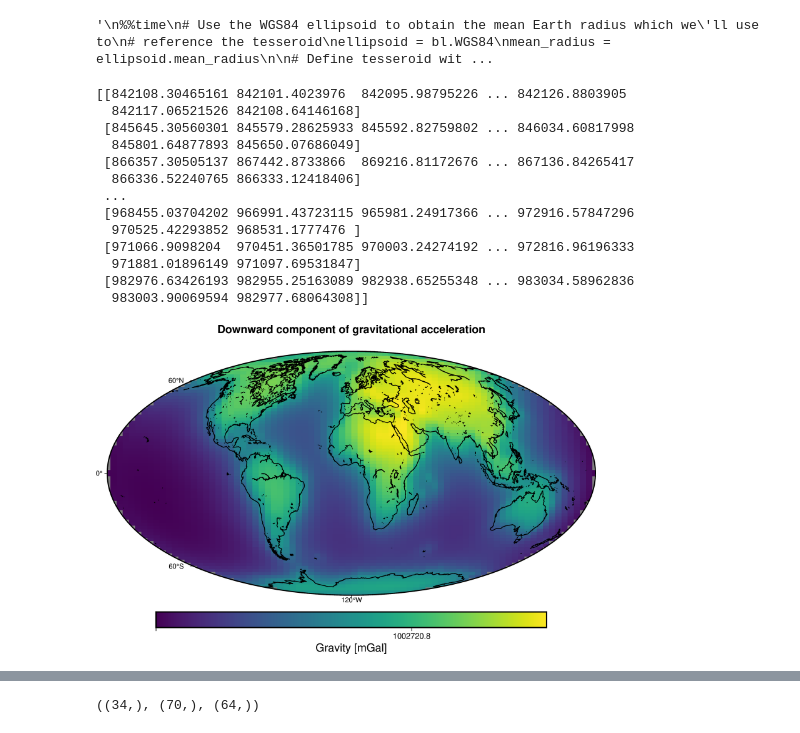
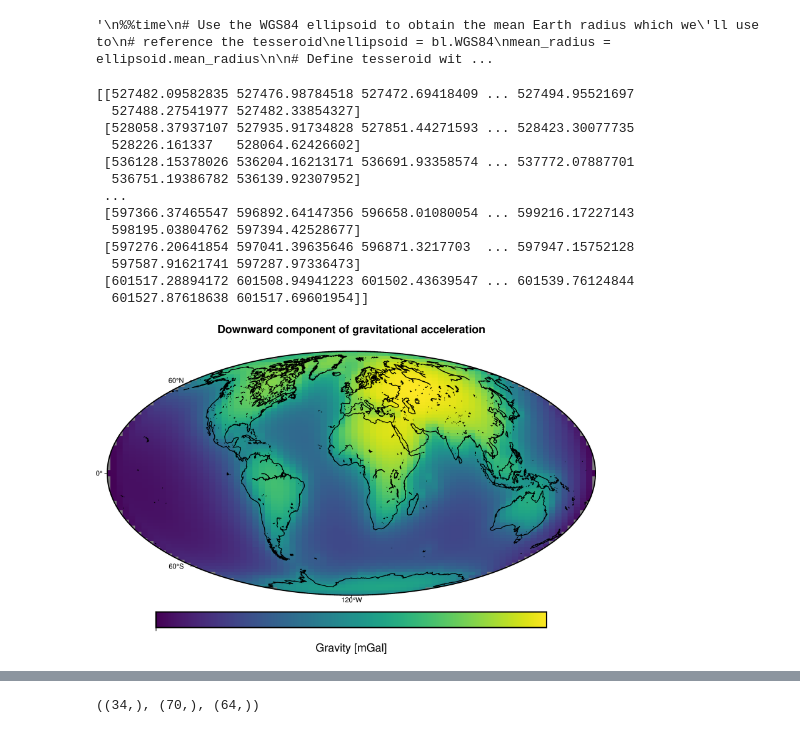
Before and after one commit to AmitavaDutta/gravity_tesseroids, a Jupyter notebook: gravity_distribution_tesseroids.ipynb, the cells around one changed output, grey strips where cells are left out. Cells and saved outputs as stored; diff of their text form; code cells hidden in the pictures.

```diff
--- a/gravity_distribution_tesseroids.ipynb
+++ b/gravity_distribution_tesseroids.ipynb
@@ -174,6 +174,8 @@ for lat in np.arange(latitude_min, latitude_max, dlat):
         topo = topo_func(lat, lon) * 1e3
         moho = moho_func(lat, lon) * 1e3
         lab = camlab_func(lat, lon) * 1e3
+
+
         r_surface = ellipsoid.geocentric_radius(latitude=lat) # in m, for radius corerction
         depth_max = r_surface
         # Define layer boundaries in radius from Earth's center
@@ -182,23 +184,19 @@ for lat in np.arange(latitude_min, latitude_max, dlat):
         if topo < 0:
             layer_bounds.append(r_surface + topo)
 
-        layer_bounds.sort()
-
-        #layer_bounds = [b for b in layer_bounds if b is not None]
+        layer_bounds.sort() # sort in ascending order that is (r_surface - 5150e3) to (r_surface - moho) or (r_surface + topo) whichever is true
 
         for depth in np.arange(depth_min, depth_max, ddepth):
-            r_top_global = r_surface - depth
-            r_bottom_raw = r_surface - min(depth + ddepth, depth_max)
+            r_top_raw = r_surface - depth
+            r_bottom_raw = r_surface - min(depth + ddepth, depth_max) # min() is used in case depth + ddepth > depth_max which is beyonond the reference
 
             # Check if tesseroid spans across any layer boundary
-            split_layers = [b for b in layer_bounds if r_bottom_raw < b < r_top_global] ## b represent layer_bounds, so when b is r_bottom_raw < b < r_top_global is false, then split_layers = []
-            split_points = [r_bottom_raw] + split_layers + [r_top_global] ## if split_points = [r_bottom_raw] + [] + [r_top_global], then  split_points = [r_bottom_raw, r_top_global]
-
-            split_points.sort(reverse=True)  # descending from surface to center
+            split_layers = [b for b in layer_bounds if r_bottom_raw < b < r_top_raw] ## b represent layer_bounds, so when b is r_bottom_raw < b < r_top_raw is false, then split_layers = []
+            split_points = [r_bottom_raw] + split_layers + [r_top_raw] ## if split_points = [r_bottom_raw] + [] + [r_top_global], then  split_points = [r_bottom_raw, r_top_global]
 
             for i in range(len(split_points) - 1):
-                r_bottom = split_points[i + 1]
-                r_top = split_points[i]
+                r_bottom = split_points[i]
+                r_top = split_points[i + 1]
                 tesseroids.append([lon, lon + dlong, lat, lat + dlat, r_bottom, r_top])
 
                 radius_mid = 0.5 * (r_top + r_bottom)
@@ -211,11 +209,11 @@ for lat in np.arange(latitude_min, latitude_max, dlat):
                         rho_top, rho_bottom = 2850.0, 2950.0  # Oceanic crust
                     elif r_bottom >= r_surface - lab:
                         rho_top, rho_bottom = 3250.0, 3350.0  # Lithospheric mantle
-                    elif r_bottom <= 660e3:
-                        rho_top, rho_bottom = 3350.0, 4500.0  # Upper mantle
-                    elif r_bottom <= 2890e3:
+                    elif r_bottom >= r_surface - 660e3:
+                        rho_top, rho_bottom = 3350.0, 4500.0  # Upper mantle, MTZ
+                    elif r_bottom >= r_surface - 2890e3:
                         rho_top, rho_bottom = 4500.0, 5500.0  # Lower mantle
-                    elif r_bottom <= 5150e3:
+                    elif r_bottom >= r_surface - 5150e3:
                         rho_top, rho_bottom = 9900.0, 11000.0  # Outer core
                     else:
                         rho_top, rho_bottom = 12000.0, 13000.0  # Inner core
@@ -225,11 +223,11 @@ for lat in np.arange(latitude_min, latitude_max, dlat):
                         rho_top, rho_bottom = 2670.0, 3000.0  # Continental crust
                     elif r_bottom >= r_surface - lab:
                         rho_top, rho_bottom = 3250.0, 3350.0  # Lithospheric mantle
-                    elif r_bottom <= 660e3:
+                    elif r_bottom >= r_surface - 660e3:
                         rho_top, rho_bottom = 3350.0, 4500.0  # Upper mantle
-                    elif r_bottom <= 2890e3:
+                    elif r_bottom >= r_surface - 2890e3:
                         rho_top, rho_bottom = 4500.0, 5500.0  # Lower mantle
-                    elif r_bottom <= 5150e3:
+                    elif r_bottom >= r_surface - 5150e3:
                         rho_top, rho_bottom = 9900.0, 11000.0  # Outer core
                     else:
                         rho_top, rho_bottom = 12000.0, 13000.0  # Inner core
@@ -251,50 +249,50 @@ for lat in np.arange(latitude_min, latitude_max, dlat):
 # gequator = g−ω2cos20 ∘= g−ω2R ,example
 def gravity_rot(latitudes_deg):
     omega = 7.2921150e-5  # rad/s
-    R_eq = 6378137.0      # WGS84 equatorial radius in meters
+    R_eq = ellipsoid.geocentric_radius(latitude=0)  # 6378137.0 m, WGS84 equatorial radius in meters
     phi_rad = np.radians(latitudes_deg)
     g_c = omega**2 * R_eq * np.cos(phi_rad)**2  # centrifugal accel in m/s²
     return g_c * 1e5  # convert to mGal
 
 coordinates = vd.grid_coordinates(region=region,shape=(80, 80),extra_coords=10e3 + ellipsoid.mean_radius,) # calculated uniformly at 10 km above the WGS84 ellipsoid.
 
 # Compute the radial component of the acceleration
 #gravity = hm.tesseroid_gravity(coordinates, tesseroids, density, field="g_z")
 gravity_cal = hm.tesseroid_gravity(coordinates, tesseroids, density, field="g_z")
 
 latitudes_deg = coordinates[1] # Extract latitudes from coordinates
 gravity = gravity_cal - gravity_rot(latitudes_deg) # effective gravity
 
 print(gravity)
 grid = vd.make_xarray_grid(coordinates, gravity, data_names="gravity", extra_coords_names="extra")
 
 # Plot the gravitational field
 fig = pygmt.Figure()
 
 title = "Downward component of gravitational acceleration"
 
 with pygmt.config(FONT_TITLE="16p"):
     fig.grdimage(region=region,projection="W25c",grid=grid.gravity,frame=["a", f"+t{title}"],cmap="viridis",)
 
 vmin = float(grid.gravity.min())
 vmax = float(grid.gravity.max())
 
 fig.colorbar(cmap=True,frame=[f"x+lGravity [mGal]",f"a{vmin:.1f},{vmin:.1f},{vmax:.1f}"])
 fig.coast(shorelines="1p,black")
 
 fig.show()
 # %% [output]
-[[842108.30465161 842101.4023976  842095.98795226 ... 842126.8803905
-  842117.06521526 842108.64146168]
- [845645.30560301 845579.28625933 845592.82759802 ... 846034.60817998
-  845801.64877893 845650.07686049]
- [866357.30505137 867442.8733866  869216.81172676 ... 867136.84265417
-  866336.52240765 866333.12418406]
+[[527482.09582835 527476.98784518 527472.69418409 ... 527494.95521697
+  527488.27541977 527482.33854327]
+ [528058.37937107 527935.91734828 527851.44271593 ... 528423.30077735
+  528226.161337   528064.62426602]
+ [536128.15378026 536204.16213171 536691.93358574 ... 537772.07887701
+  536751.19386782 536139.92307952]
  ...
- [968455.03704202 966991.43723115 965981.24917366 ... 972916.57847296
-  970525.42293852 968531.1777476 ]
- [971066.9098204  970451.36501785 970003.24274192 ... 972816.96196333
-  971881.01896149 971097.69531847]
- [982976.63426193 982955.25163089 982938.65255348 ... 983034.58962836
-  983003.90069594 982977.68064308]]
+ [597366.37465547 596892.64147356 596658.01080054 ... 599216.17227143
+  598195.03804762 597394.42528677]
+ [597276.20641854 597041.39635646 596871.3217703  ... 597947.15752128
+  597587.91621741 597287.97336473]
+ [601517.28894172 601508.94941223 601502.43639547 ... 601539.76124844
+  601527.87618638 601517.69601954]]
-[figure, old version]
+[figure, new version]
```
Also changed, not shown: parts of 13 cells of this notebook.
